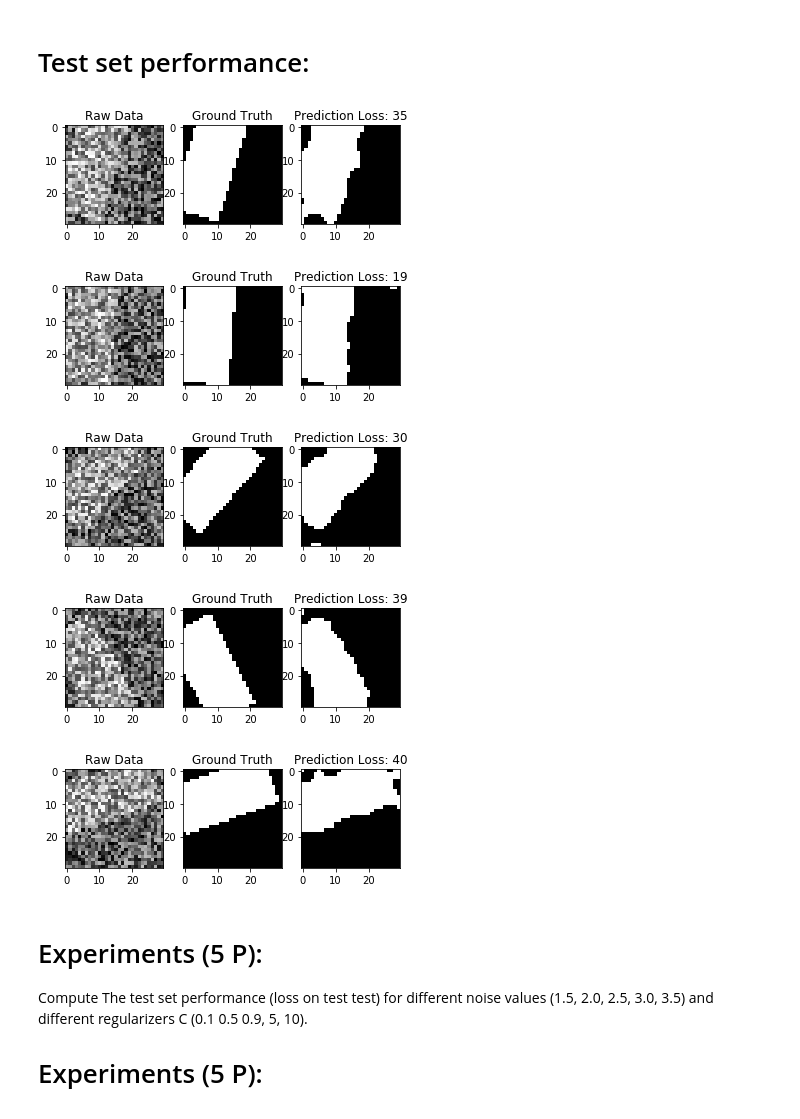
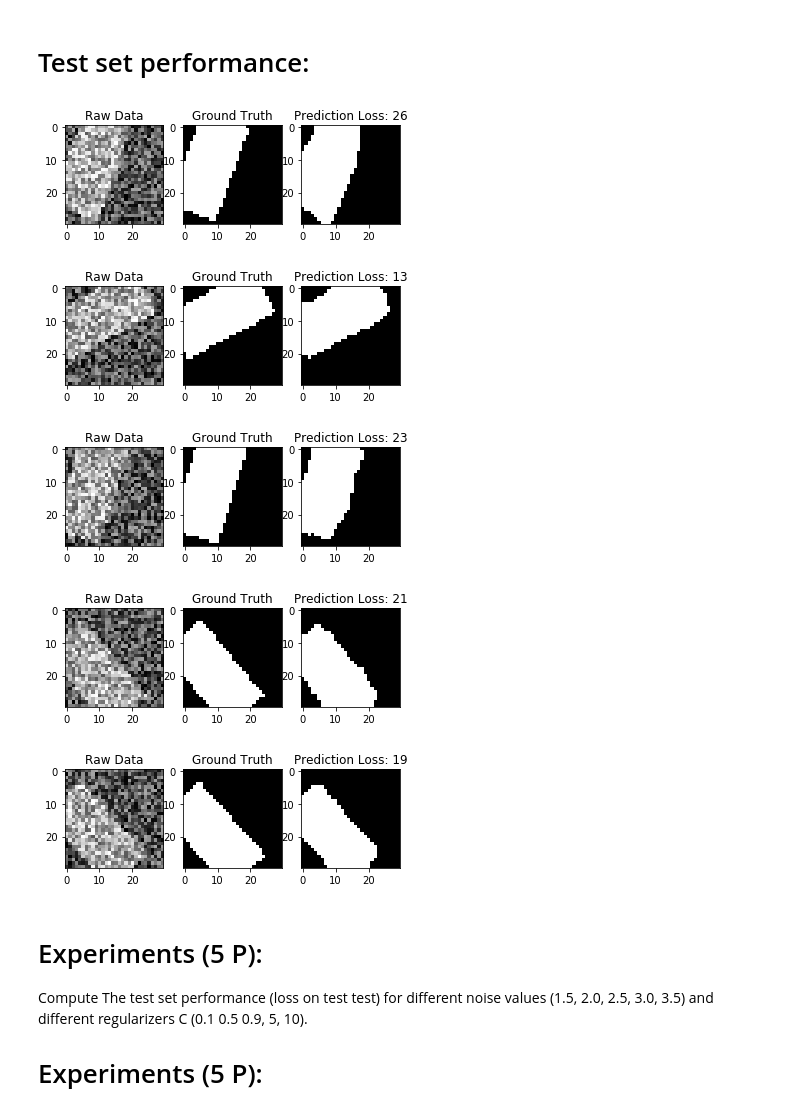
Before and after one commit to Haydnspass/ml, a Jupyter notebook: fifth_svm/StructLearn.ipynb, the cells around one changed output. Cells and saved outputs as stored; diff of their text form; code cells hidden in the pictures.

Commit message:
Figured how it works

```diff
--- a/fifth_svm/StructLearn.ipynb
+++ b/fifth_svm/StructLearn.ipynb
@@ -37,7 +37,7 @@ Here we use a toy dataset where we have white squares on black background
 with some noise.
 The noise level is given by the variable ``noise``.
 # %%
-noise = 3.0
+noise = 2.0
 shape = (30,30)
 
 
@@ -134,7 +134,9 @@ def get_potts_features(raw):
     ############################################
     for i in range(1,5):
         normalizedRaw = getNormalizedPicture(raw)
-        features.append(skFeature.canny(normalizedRaw, i)[:,:,None])
+        expImage = skFeature.canny(normalizedRaw, i)[:,:,None]
+        # expImage = numpy.exp(skFeature.canny(normalizedRaw, i)[:,:,None])
+        features.append(expImage)
 
 
     # a constant feature is needed
@@ -432,11 +434,11 @@ for i,(gm,_,loss_function) in enumerate(models_train):
     pylab.imshow(y_train[i],cmap='gray')
     ax2.set_title('Ground Truth')
 
-    loss = HammingLoss(y_test[i])
+    lossValue = loss_function(prediction_image.ravel())
 
     ax3 = f.add_subplot(1,3,3)
     pylab.imshow(prediction_image,cmap='gray')
-    ax3.set_title('Prediction Loss: ' + str(loss(prediction_image)))
+    ax3.set_title('Prediction Loss: ' + str(lossValue))
 
     plt.show()
 # %% [output]
@@ -453,40 +455,40 @@ Test set performance:
 # %%
 for i,(gm,_,loss_function) in enumerate(models_test):
     gm.change_weights(weights)
 
 
     graphcut = GraphCut(model=gm)
     y_pred = graphcut.optimize()
 
     prediction_image = y_pred.reshape(shape)
 
     # show a bit from the dataset
 
     f= pylab.figure()
     ax1 = f.add_subplot(1,3,1)
     pylab.imshow(x_test[i],cmap='gray')
     ax1.set_title('Raw Data')
 
     ax2 = f.add_subplot(1,3,2)
     pylab.imshow(y_test[i],cmap='gray')
     ax2.set_title('Ground Truth')
 
     # certainly one can call this with loss_function??? but how?
-    loss = HammingLoss(y_test[i])
+    lossValue = loss_function(prediction_image.ravel())
 
     ax3 = f.add_subplot(1,3,3)
     pylab.imshow(prediction_image,cmap='gray')
 
-    ax3.set_title('Prediction Loss: ' + str(loss(prediction_image)))
+    ax3.set_title('Prediction Loss: ' + str(lossValue))
 
 
     plt.show()
 # %% [output]
-[figure, old version]
+[figure, new version]
-[figure, old version]
+[figure, new version]
-[figure, old version]
+[figure, new version]
-[figure, old version]
+[figure, new version]
-[figure, old version]
+[figure, new version]
 # %% [markdown]
 
 Experiments (5 P):
```
Also changed, not shown: parts of 7 cells of this notebook.
